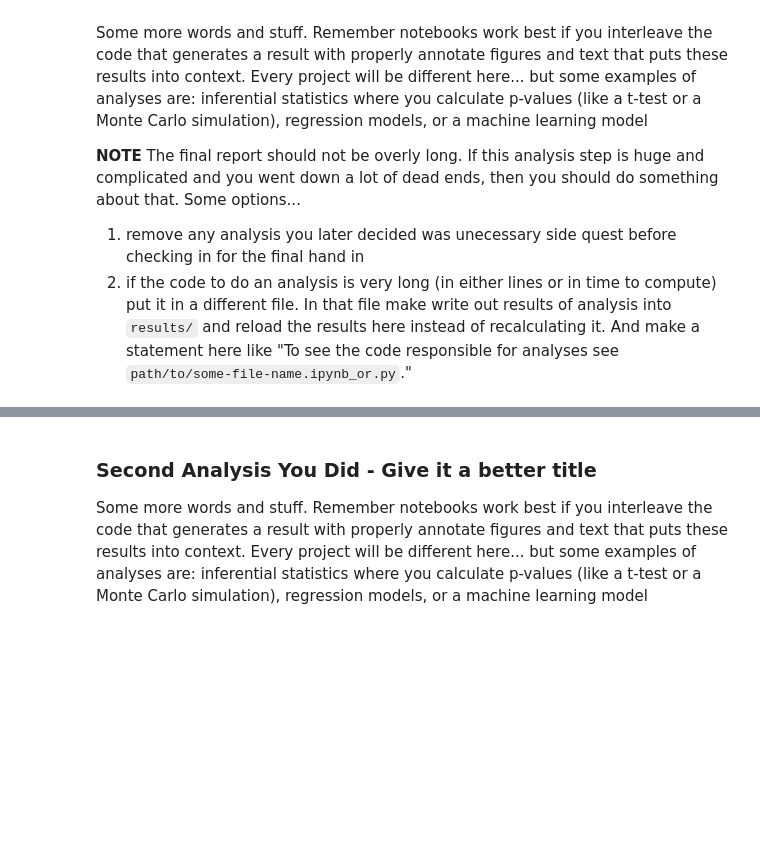
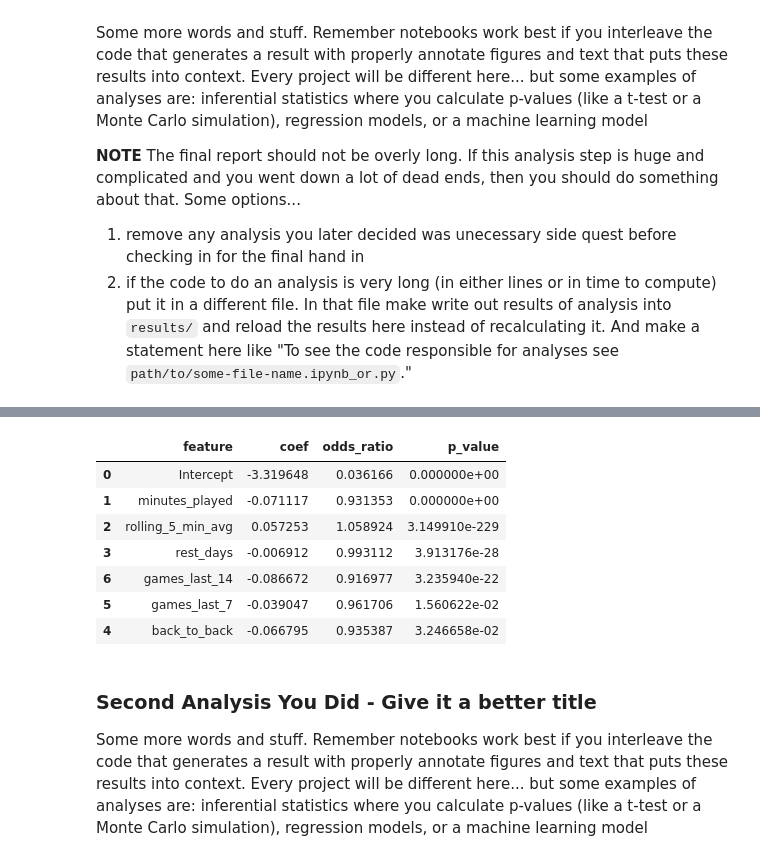
Before and after one commit to COGS108/Group-SP26-100, a Jupyter notebook: 03-FinalProject.ipynb, the cells around one changed output, grey strips where cells are left out. Saved outputs shown, nothing was run; the diff lists cells and outputs as text; code cells hidden in the pictures; blank space fills up the shorter version.

```diff
--- a/03-FinalProject.ipynb
+++ b/03-FinalProject.ipynb
@@ -227,0 +513,9 @@ Some more words and stuff.  Remember notebooks work best if you interleave the c
+# %%
+formula = outcome + ' ~ ' + ' + '.join(model_features)
+
+logit_model = smf.logit(
+    formula=formula,
+    data=regression_df
+).fit(maxiter=100)
+
+print(logit_model.summary())
@@ -228,3 +540,21 @@ Some more words and stuff.  Remember notebooks work best if you interleave the c
+# %%
+odds_ratios = pd.DataFrame({
+    'feature': logit_model.params.index,
+    'coef': logit_model.params.values,
+    'odds_ratio': np.exp(logit_model.params.values),
+    'p_value': logit_model.pvalues.values
+}).sort_values('p_value')
+
+odds_ratios
+# %% [output]
+|  | feature | coef | odds_ratio | p_value |
+| 0 | Intercept | -3.319648 | 0.036166 | 0.000000e+00 |
+| 1 | minutes_played | -0.071117 | 0.931353 | 0.000000e+00 |
+| 2 | rolling_5_min_avg | 0.057253 | 1.058924 | 3.149910e-229 |
+| 3 | rest_days | -0.006912 | 0.993112 | 3.913176e-28 |
+| 6 | games_last_14 | -0.086672 | 0.916977 | 3.235940e-22 |
+| 5 | games_last_7 | -0.039047 | 0.961706 | 1.560622e-02 |
+| 4 | back_to_back | -0.066795 | 0.935387 | 3.246658e-02 |
 # %% [markdown]
 ### Second Analysis You Did - Give it a better title
 
```
Also changed, not shown: parts of 17 cells of this notebook, 2 other files.
